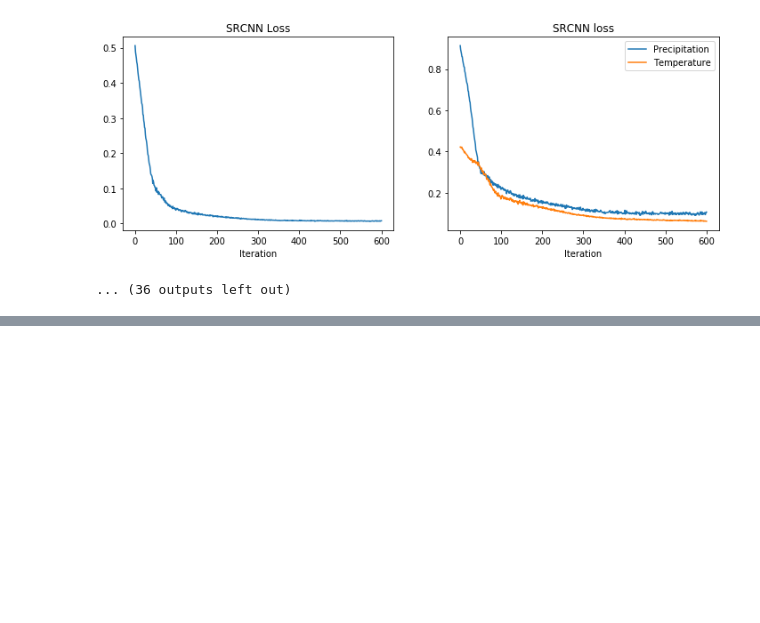
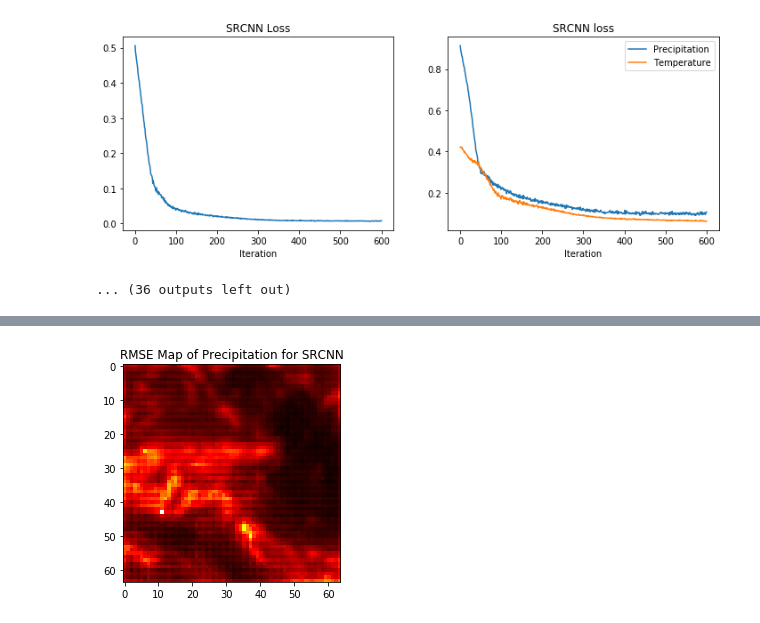
Before and after one commit to mantariksh/231n_downscaling, a Jupyter notebook: SRCNN.ipynb, the cells around one changed output, grey strips where cells are left out. Drawn from its saved outputs; the diff is of its cells as text; code cells hidden in the pictures; blank space fills up the shorter version.

```diff
--- a/SRCNN.ipynb
+++ b/SRCNN.ipynb
@@ -487,0 +560,34 @@ Epoch 3, Iteration 51, loss=0.0076, RMSEp=0.1064, RMSEt=0.0617
+# %%
+# G is generic for any image-generating model; could be SRCNN too
+def get_metrics(loader, G):
+    G = G.to(device=device)
+    G.eval() # set model to evaluation mode
+
+    # initialize metrics
+    final_rmse = None
+    extreme_quantiles = [i / 10 for i in range(900, 1000, 5)]
+    extreme_metrics = [] # list will be populated with metrics from each batch
+    count = 0
+
+    # calculate all metrics in one pass through val set
+    with torch.no_grad():
+        count = 0
+        for x, y in loader:
+            x = x.to(device=device, dtype=dtype) # move to device, e.g. GPU
+            y = y.to(device=device, dtype=dtype)
+            y_pred = G(x)
+            y = y.cpu().numpy()
+            y_pred = y_pred.cpu().numpy()
+            if final_rmse is not None:
+                final_rmse += rmse_pixel(y, y_pred)
+            else:
+                final_rmse = rmse_pixel(y, y_pred)
+            extreme_metrics.append(get_extremes(y, y_pred, extreme_quantiles, rmse_pixel))
+            count += 1
+            print('Done with batch %d.' % count)
+        final_rmse /= count
+        # num_batches, channel, quantile, [mean|variance]
+        extreme_metrics = np.array(extreme_metrics)
+        # channel, quantile, [mean|variance]
+        extreme_metrics = np.mean(extreme_metrics, axis = 0)
+    return final_rmse, extreme_metrics
@@ -487,0 +624,6 @@ Epoch 3, Iteration 51, loss=0.0076, RMSEp=0.1064, RMSEt=0.0617
+# %%
+plt.imshow(final_rmse[0, :, :], cmap = 'hot')
+plt.title('RMSE Map of Precipitation for SRCNN')
+plt.show()
+# %% [output]
+[figure, added]
```
Also changed, not shown: parts of 13 cells of this notebook, 1 other file.
